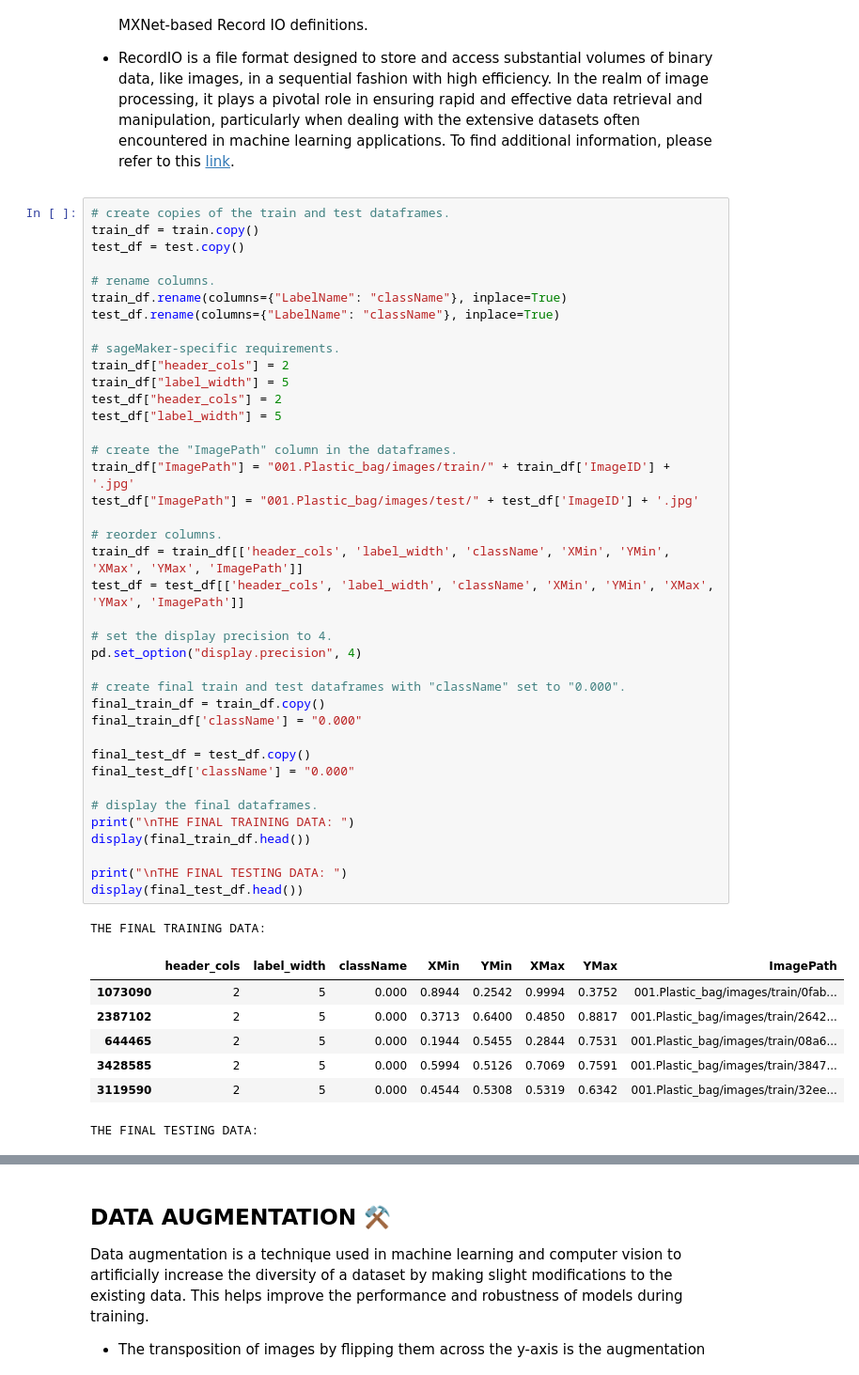
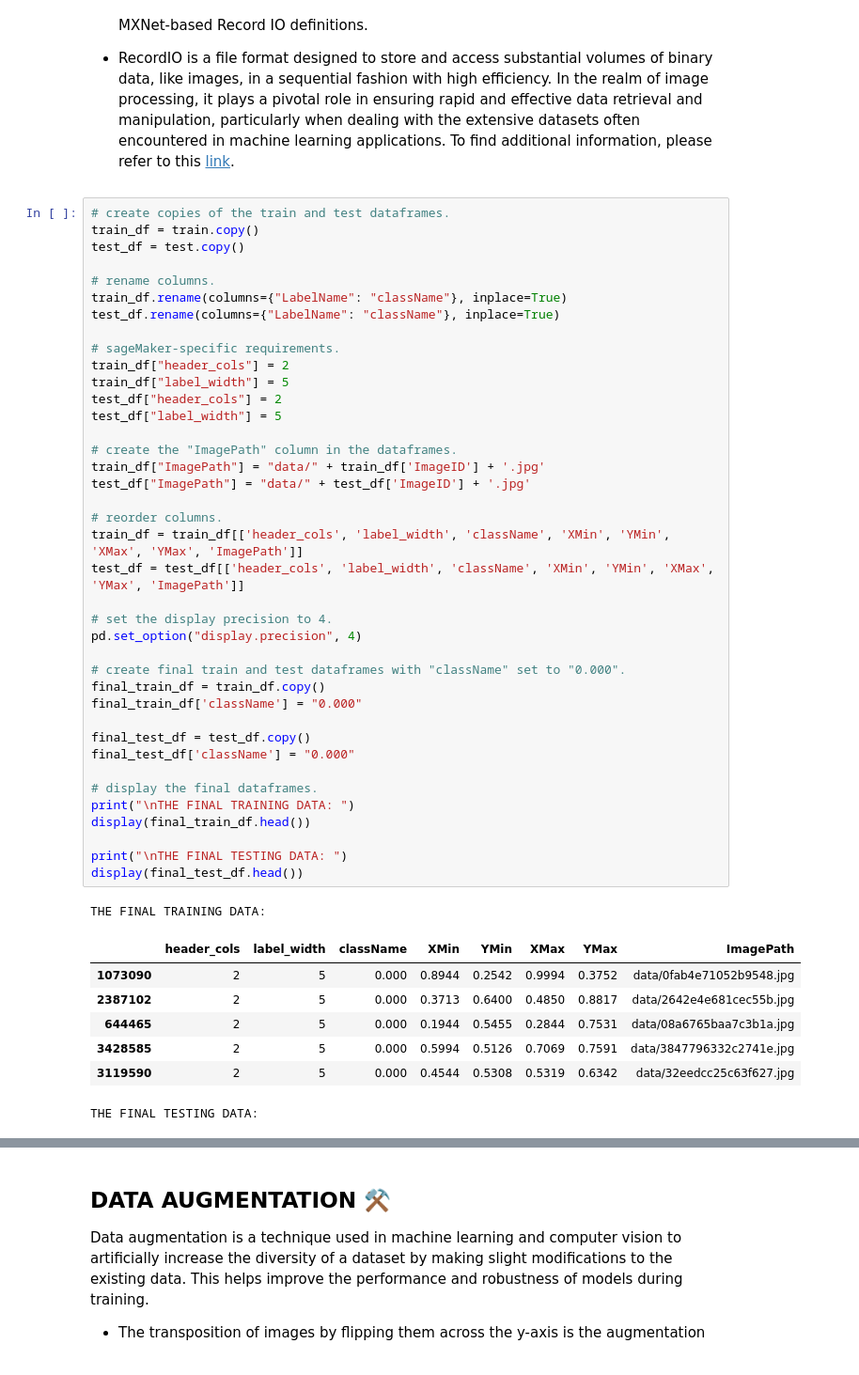
Before and after one commit to akkik04/GreenGuardian, a Jupyter notebook: GreenGuardian-main.ipynb, the cells around one changed output, grey strips where cells are left out. Shown at 94% size. Drawn from its saved outputs; the diff is of its cells as text.

```diff
--- a/GreenGuardian-main.ipynb
+++ b/GreenGuardian-main.ipynb
@@ -366,39 +368,39 @@ test_df.rename(columns={"LabelName": "className"}, inplace=True)
 train_df["header_cols"] = 2
 train_df["label_width"] = 5
 test_df["header_cols"] = 2
 test_df["label_width"] = 5
 
 # create the "ImagePath" column in the dataframes.
-train_df["ImagePath"] = "001.Plastic_bag/images/train/" + train_df['ImageID'] + '.jpg'
-test_df["ImagePath"] = "001.Plastic_bag/images/test/" + test_df['ImageID'] + '.jpg'
+train_df["ImagePath"] = "data/" + train_df['ImageID'] + '.jpg'
+test_df["ImagePath"] = "data/" + test_df['ImageID'] + '.jpg'
 
 # reorder columns.
 train_df = train_df[['header_cols', 'label_width', 'className', 'XMin', 'YMin', 'XMax', 'YMax', 'ImagePath']]
 test_df = test_df[['header_cols', 'label_width', 'className', 'XMin', 'YMin', 'XMax', 'YMax', 'ImagePath']]
 
 # set the display precision to 4.
 pd.set_option("display.precision", 4)
 
 # create final train and test dataframes with "className" set to "0.000".
 final_train_df = train_df.copy()
 final_train_df['className'] = "0.000"
 
 final_test_df = test_df.copy()
 final_test_df['className'] = "0.000"
 
 # display the final dataframes.
 print("\nTHE FINAL TRAINING DATA: ")
 display(final_train_df.head())
 
 print("\nTHE FINAL TESTING DATA: ")
 display(final_test_df.head())
 # %% [output]
 THE FINAL TRAINING DATA:
 |  | header_cols | label_width | className | XMin | YMin | XMax | YMax | ImagePath |
-| 1073090 | 2 | 5 | 0.000 | 0.8944 | 0.2542 | 0.9994 | 0.3752 | 001.Plastic_bag/images/train/0fab... |
-| 2387102 | 2 | 5 | 0.000 | 0.3713 | 0.6400 | 0.4850 | 0.8817 | 001.Plastic_bag/images/train/2642... |
-| 644465 | 2 | 5 | 0.000 | 0.1944 | 0.5455 | 0.2844 | 0.7531 | 001.Plastic_bag/images/train/08a6... |
-| 3428585 | 2 | 5 | 0.000 | 0.5994 | 0.5126 | 0.7069 | 0.7591 | 001.Plastic_bag/images/train/3847... |
-| 3119590 | 2 | 5 | 0.000 | 0.4544 | 0.5308 | 0.5319 | 0.6342 | 001.Plastic_bag/images/train/32ee... |
+| 1073090 | 2 | 5 | 0.000 | 0.8944 | 0.2542 | 0.9994 | 0.3752 | data/0fab4e71052b9548.jpg |
+| 2387102 | 2 | 5 | 0.000 | 0.3713 | 0.6400 | 0.4850 | 0.8817 | data/2642e4e681cec55b.jpg |
+| 644465 | 2 | 5 | 0.000 | 0.1944 | 0.5455 | 0.2844 | 0.7531 | data/08a6765baa7c3b1a.jpg |
+| 3428585 | 2 | 5 | 0.000 | 0.5994 | 0.5126 | 0.7069 | 0.7591 | data/3847796332c2741e.jpg |
+| 3119590 | 2 | 5 | 0.000 | 0.4544 | 0.5308 | 0.5319 | 0.6342 | data/32eedcc25c63f627.jpg |
 THE FINAL TESTING DATA:
 |  | header_cols | label_width | className | XMin | YMin | XMax | YMax | ImagePath |
```
Also changed, not shown: parts of 6 cells of this notebook, 5 other files.
